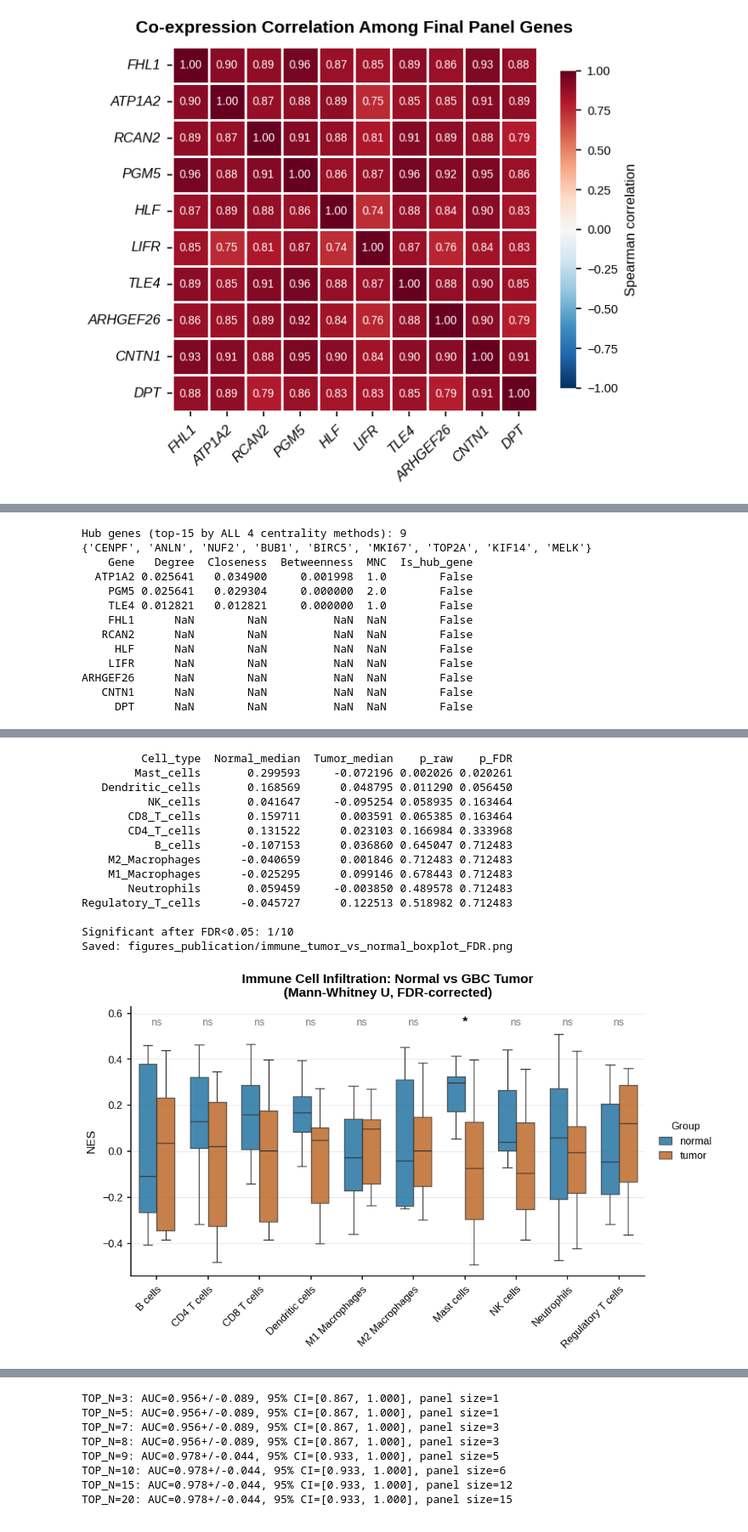
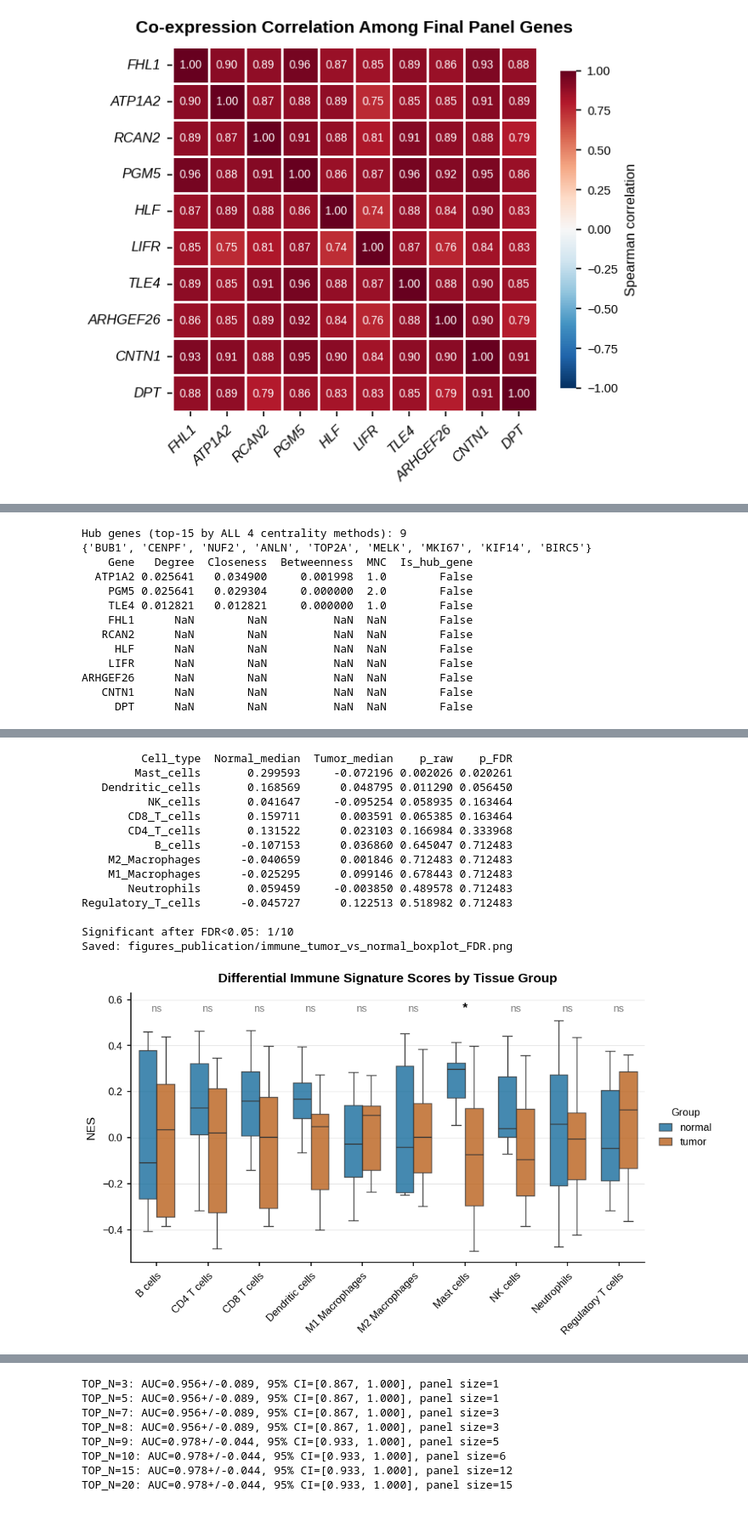
Before and after one commit to DhimanTarafdar/gallbladder_cancer_research, a Jupyter notebook: Gallbladder_Cancer_Biomarker_Pipeline.ipynb, the cells around one changed output, grey strips where cells are left out. Shown at 85% size. Cells and saved outputs as stored; diff of their text form; code cells hidden in the pictures.

```diff
--- a/Gallbladder_Cancer_Biomarker_Pipeline.ipynb
+++ b/Gallbladder_Cancer_Biomarker_Pipeline.ipynb
@@ -1300,7 +1313,7 @@ with plt.rc_context({'axes.grid': False}):
     g.ax_heatmap.tick_params(axis='y', labelsize=8)
     g.ax_cbar.tick_params(labelsize=7)
     g.ax_cbar.set_ylabel('Z-score expression', fontsize=8)
-    g.fig.suptitle('Expression Heatmap of Final Gene Panel\n(blue=normal, red=tumor)',
+    g.fig.suptitle('Expression Profile of the Ten-Gene Panel',
                    fontsize=10, fontweight='bold', y=1.12)
 
 save_fig(g.fig, 'gene_panel_heatmap')
@@ -1641,7 +1654,7 @@ topo_df = pd.DataFrame(topo_rows).sort_values('Degree', ascending=False, na_posi
 print(topo_df.to_string(index=False))
 # %% [output]
 Hub genes (top-15 by ALL 4 centrality methods): 9
-{'CENPF', 'ANLN', 'NUF2', 'BUB1', 'BIRC5', 'MKI67', 'TOP2A', 'KIF14', 'MELK'}
+{'BUB1', 'CENPF', 'NUF2', 'ANLN', 'TOP2A', 'MELK', 'MKI67', 'KIF14', 'BIRC5'}
     Gene   Degree  Closeness  Betweenness  MNC  Is_hub_gene
   ATP1A2 0.025641   0.034900     0.001998  1.0        False
     PGM5 0.025641   0.029304     0.000000  2.0        False
@@ -1784,35 +1797,35 @@ ax.grid(axis='x', visible=False)
 ymax = melted['NES'].max()
 y_range = melted['NES'].max() - melted['NES'].min()
 for i, cell in enumerate(immune_scores.columns):
     s = star_map[cell]
     ax.text(i, ymax + 0.03 * y_range, s, ha='center', va='bottom',
             fontsize=10 if s != 'ns' else 8,
             fontweight='bold' if s != 'ns' else 'normal',
             color='black' if s != 'ns' else COL["grey"])
 ax.set_ylim(top=ymax + 0.12 * y_range)
 
-ax.set_title('Immune Cell Infiltration: Normal vs GBC Tumor\n(Mann-Whitney U, FDR-corrected)',
+ax.set_title('Differential Immune Signature Scores by Tissue Group',
              fontsize=10, fontweight='bold', pad=8)
 ax.legend(title='Group', loc='center left', bbox_to_anchor=(1.01, 0.5), handlelength=1.2)
 
 save_fig(fig, 'immune_tumor_vs_normal_boxplot_FDR')
 plt.show()
 # %% [output]
          Cell_type  Normal_median  Tumor_median    p_raw    p_FDR
         Mast_cells       0.299593     -0.072196 0.002026 0.020261
    Dendritic_cells       0.168569      0.048795 0.011290 0.056450
           NK_cells       0.041647     -0.095254 0.058935 0.163464
        CD8_T_cells       0.159711      0.003591 0.065385 0.163464
        CD4_T_cells       0.131522      0.023103 0.166984 0.333968
            B_cells      -0.107153      0.036860 0.645047 0.712483
     M2_Macrophages      -0.040659      0.001846 0.712483 0.712483
     M1_Macrophages      -0.025295      0.099146 0.678443 0.712483
        Neutrophils       0.059459     -0.003850 0.489578 0.712483
 Regulatory_T_cells      -0.045727      0.122513 0.518982 0.712483
 
 Significant after FDR<0.05: 1/10
 Saved: figures_publication/immune_tumor_vs_normal_boxplot_FDR.png
-[figure, old version]
+[figure, new version]
 # %%
 # ============================================================
 # STAGE 14: Stromal-content confound check
```
Also changed, not shown: parts of 10 cells of this notebook.
